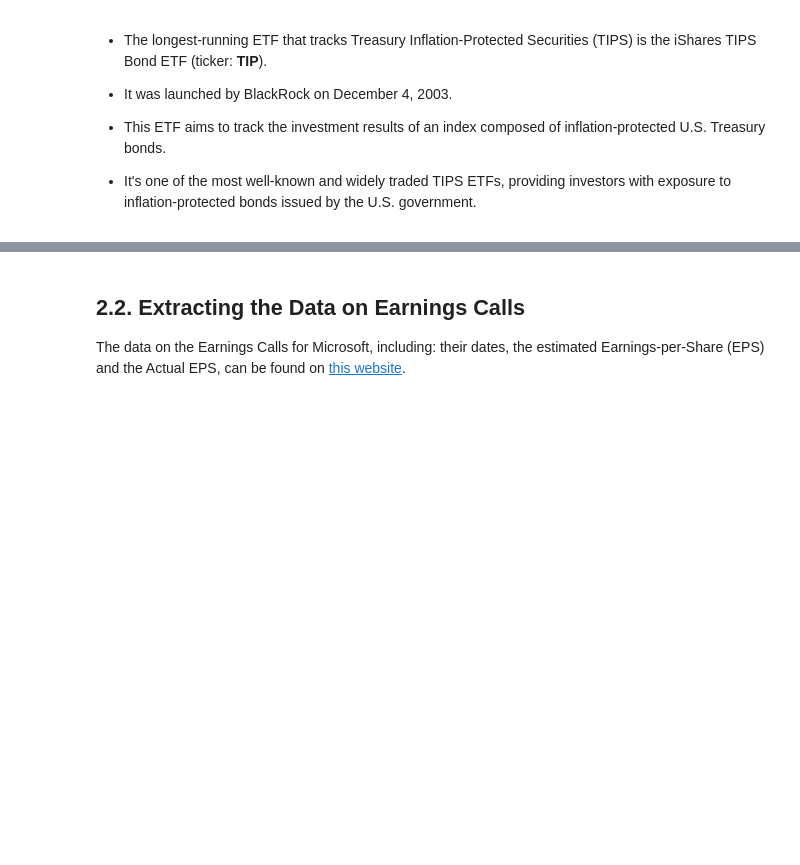
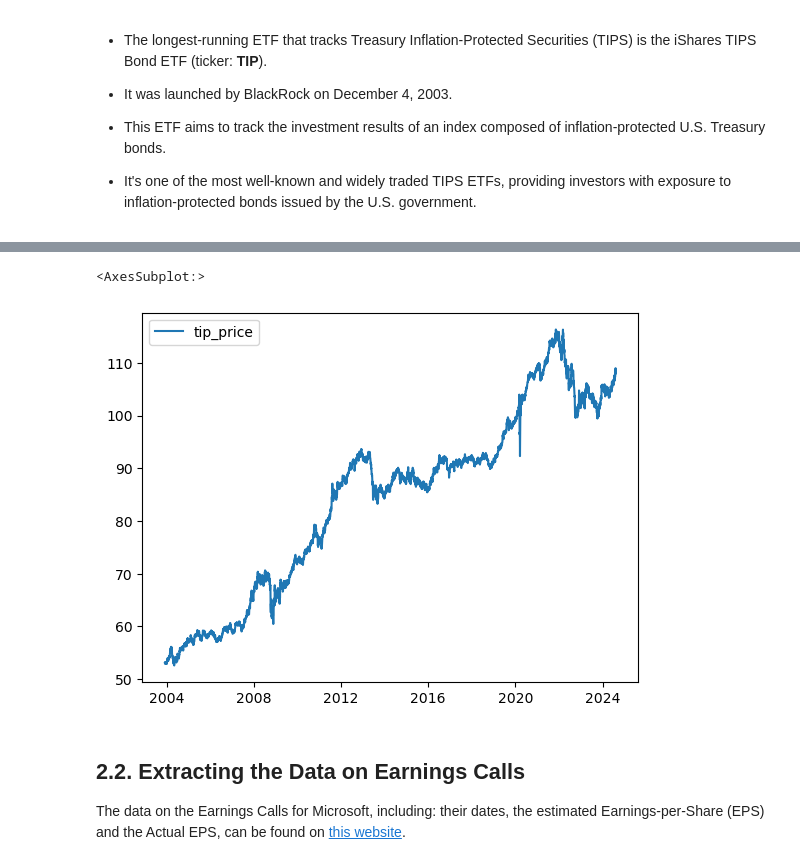
Before and after one commit to laura1machado1delostoyos/MSFTPricePrediction, a Jupyter notebook: Draft_XGBoost_Time_Series_Price_Analysis.ipynb, the cells around one changed output, grey strips where cells are left out. Drawn from its saved outputs; the diff is of its cells as text; code cells hidden in the pictures; blank space fills up the shorter version.

```diff
--- a/Draft_XGBoost_Time_Series_Price_Analysis.ipynb
+++ b/Draft_XGBoost_Time_Series_Price_Analysis.ipynb
@@ -62,3 +62,8 @@ tip
+# %%
+tip.plot()
+# %% [output]
+<AxesSubplot:>
+[figure, added]
 # %% [markdown]
 ## 2.2. Extracting the Data on Earnings Calls
 
```
Also changed, not shown: parts of 13 cells of this notebook.
